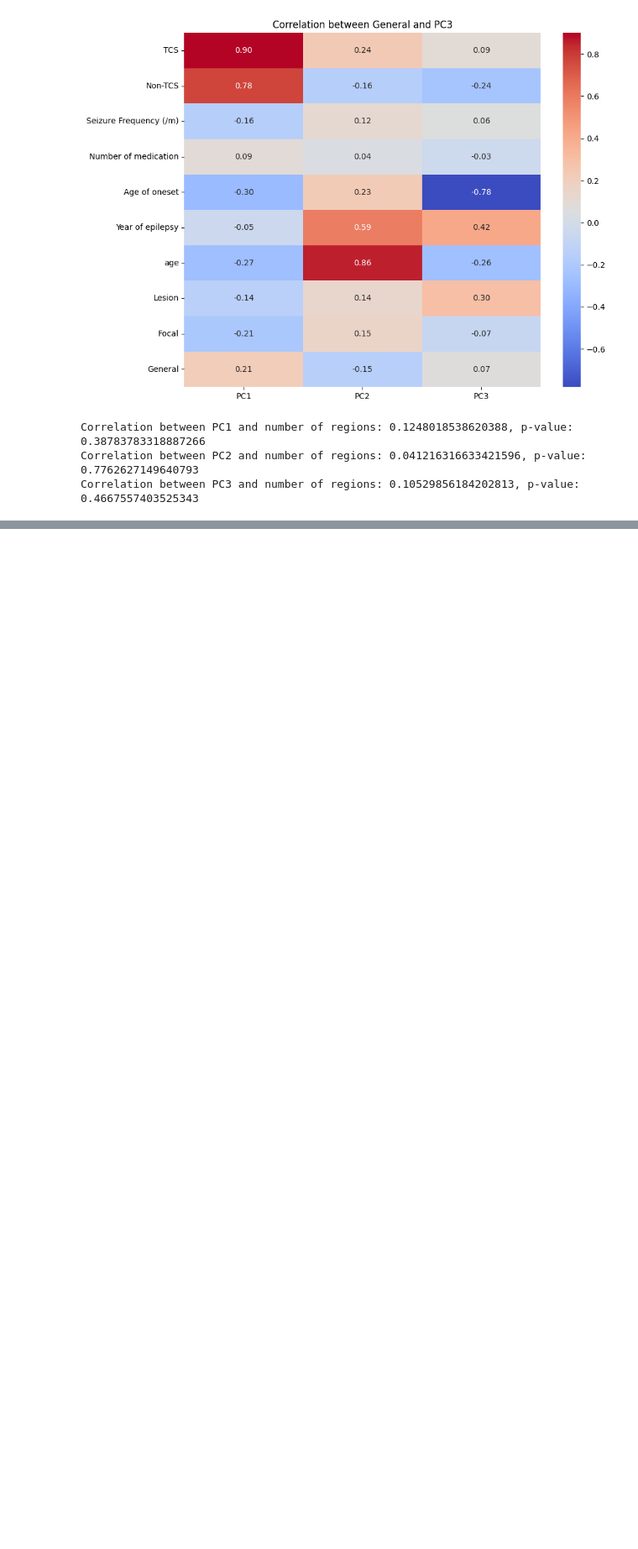
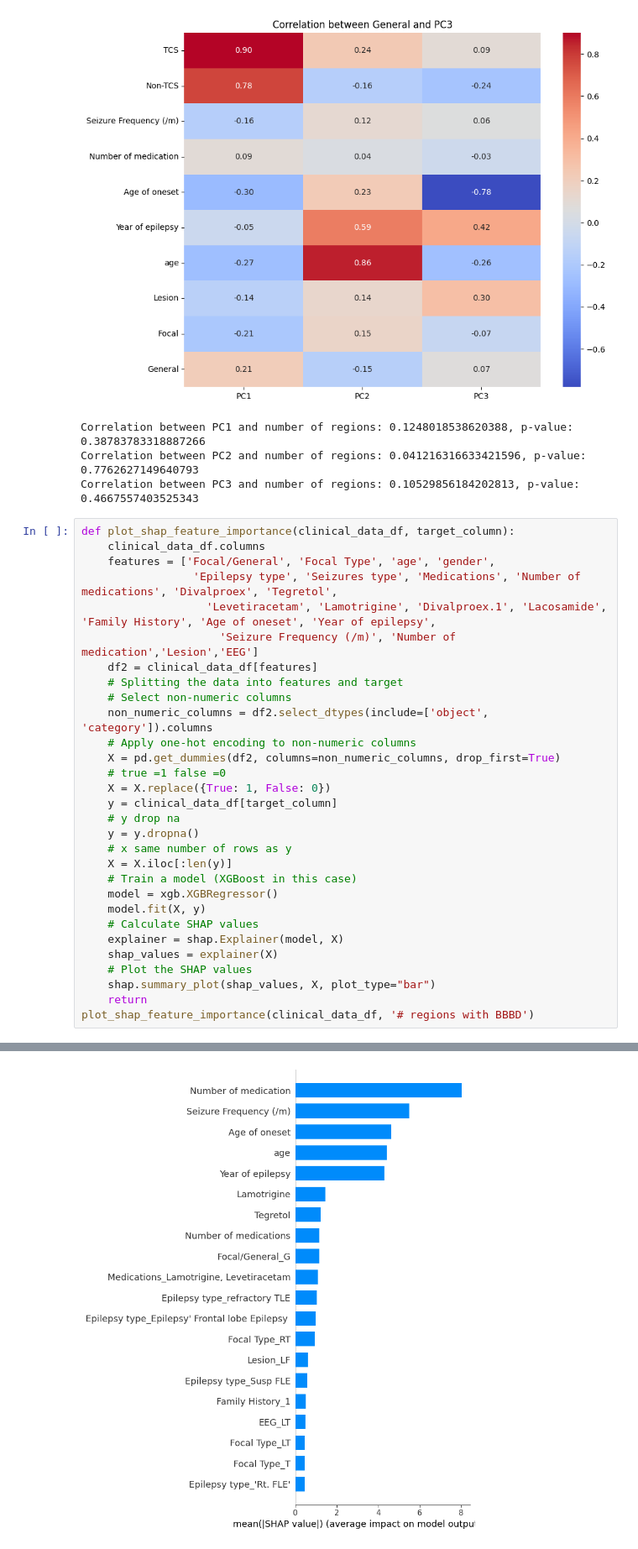
Before and after one commit to nircaf/BBB, a Jupyter notebook: jupy.Ipynb, the cells around one changed output, grey strips where cells are left out. Shown: that part at 84% size. Drawn from its saved outputs; the diff is of its cells as text; blank space fills up the shorter version.

```diff
--- a/jupy.Ipynb
+++ b/jupy.Ipynb
@@ -116,3 +118,34 @@ Explained variance ratio: [0.51056347 0.19605507 0.12578912]
 Correlation between PC1 and number of regions: 0.1248018538620388, p-value: 0.38783783318887266
 Correlation between PC2 and number of regions: 0.041216316633421596, p-value: 0.7762627149640793
 Correlation between PC3 and number of regions: 0.10529856184202813, p-value: 0.4667557403525343
+# %%
+def plot_shap_feature_importance(clinical_data_df, target_column):
+    clinical_data_df.columns
+    features = ['Focal/General', 'Focal Type', 'age', 'gender',
+                 'Epilepsy type', 'Seizures type', 'Medications', 'Number of medications', 'Divalproex', 'Tegretol',
+                   'Levetiracetam', 'Lamotrigine', 'Divalproex.1', 'Lacosamide', 'Family History', 'Age of oneset', 'Year of epilepsy',
+                     'Seizure Frequency (/m)', 'Number of medication','Lesion','EEG']
+    df2 = clinical_data_df[features]
+    # Splitting the data into features and target
+    # Select non-numeric columns
+    non_numeric_columns = df2.select_dtypes(include=['object', 'category']).columns
+    # Apply one-hot encoding to non-numeric columns
+    X = pd.get_dummies(df2, columns=non_numeric_columns, drop_first=True)
+    # true =1 false =0
+    X = X.replace({True: 1, False: 0})
+    y = clinical_data_df[target_column]
+    # y drop na
+    y = y.dropna()
+    # x same number of rows as y
+    X = X.iloc[:len(y)]
+    # Train a model (XGBoost in this case)
+    model = xgb.XGBRegressor()
+    model.fit(X, y)
+    # Calculate SHAP values
+    explainer = shap.Explainer(model, X)
+    shap_values = explainer(X)
+    # Plot the SHAP values
+    shap.summary_plot(shap_values, X, plot_type="bar")
+    return
+plot_shap_feature_importance(clinical_data_df, '# regions with BBBD')
+# %% [output]
@@ -118,0 +153 @@ Correlation between PC3 and number of regions: 0.10529856184202813, p-value: 0.4
+[figure, added]
```
Also changed, not shown: parts of 2 cells of this notebook, 3 other files.
